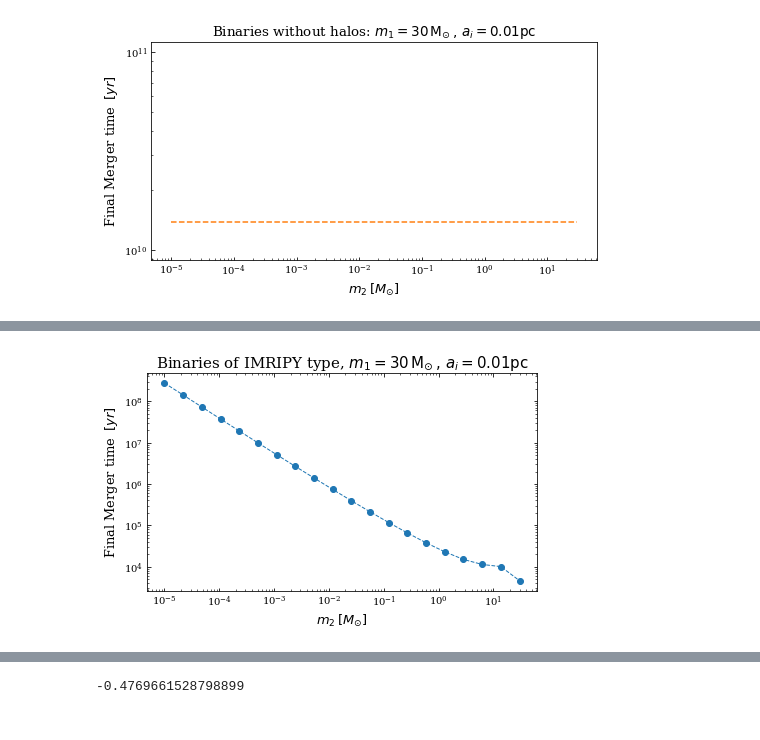
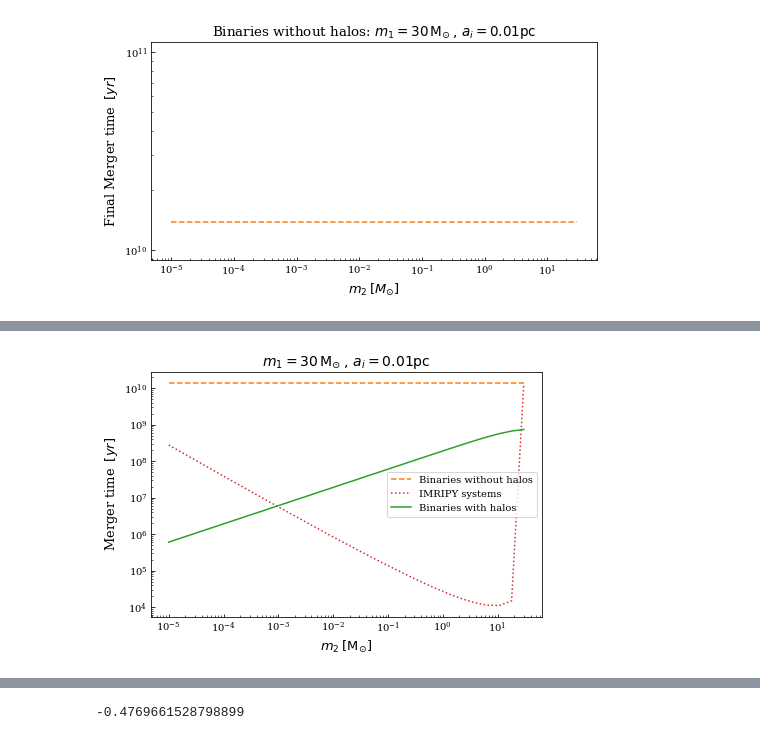
Before and after one commit to pratibhajangra591/Ifca-github, a Jupyter notebook: mergertime.ipynb, the cells around one changed output, grey strips where cells are left out. Cells and saved outputs as stored; diff of their text form; code cells hidden in the pictures.

```diff
--- a/mergertime.ipynb
+++ b/mergertime.ipynb
@@ -32,7 +32,7 @@ year_to_pc = 0.3064
 
 
 
-m_2 = np.geomspace(1e-5, 30, 20)
+m_2 = np.geomspace(1e-5, 30, 30)
 
 m_2_list = m_2.tolist()
 
@@ -45,4 +45,22 @@ print("m_2 =", m_2_list, "M☉")
 a_i = 0.01  # in units pf parsec
 
 t_initial_merger_time = t_m
+
+
+
+
+
+print('\v')
+
+e0_list = np.zeros(len(m_2_list))
+
+
+for i , m_2 in enumerate(m_2_list):
+    def M_binary_initial(m_1, m_2):
+        return (m_1 + m_2 )
+    def j_initial(m_1, m_2):
+        return  (((85/3) * (G**3) * m_1 * m_2 * M_binary_initial(m_1, m_2) * t_m)/((a_i**4)*(c**5)))**(1/7)
+    j_i = j_initial(m_1, m_2)
+    e0_list[i] = np.sqrt(1 - (j_i**2))
+print("e0 =", e0_list)
 # %% [output]
@@ -195,64 +337,20 @@ e0 = [0.99999986 0.99999982 0.99999978 0.99999972 0.99999966 0.99999957
 # %%
-# Setting initial and final conditions of the binary evolution for an eccentric orbi
+plt.rcParams['font.family'] = 'serif'
+plt.rcParams['xtick.direction'] = 'in'
+plt.rcParams['ytick.direction'] = 'in'
+plt.figure(figsize=(7,4.5))
+
+
+plt.loglog(m_2_list, final_merger_time_nohalos_list, 'C1--')
+plt.loglog(m_2_list, tm_list, 'C3:')
+plt.loglog(m_2_list, final_merger_time_withhalos_list, 'C2')
 
 
 
-
-plt.figure(figsize = (7, 4))
-plt.rc('lines', linewidth=1)
-plt.rcParams['xtick.direction'] = 'in'
-plt.rcParams['ytick.direction'] = 'in'
-plt.tick_params(which='both', right=True, top=True)
-
-
-
-
-
-
-tm_list = np.zeros(len(m_2_list))
-
-for i, m_2 in enumerate(m_2_list):
-
-
-    m_bar = m_1
-    M_1 =  m_1 * ms.solar_mass_to_pc
-    M_2 =  m_2 * ms.solar_mass_to_pc
-
-    D_luminosity = 5e8
-    ρ_bar = (ρ_eq/2) * (t_eq**(3/2)) * ((2 * G * m_bar)**(3/4))
-    r_spike = 1  # in parsecs, Choosen by choice
-    alpha = 9/4
-    rho_spike =  ρ_bar * (r_spike**(-alpha)) * ms.solar_mass_to_pc
-    spike = imripy.halo.Spike(rho_spike, r_spike, alpha)
-
-    sp = ms.SystemProp(M_1, M_2, spike, D_luminosity)
-    a_fin = sp.r_isco()      # Choosen equal to r_icso
-    R_fin = sp.r_isco()      # The final condition for the evolution
-
-
-    def M_binary_initial(m_1, m_2):
-        return (m_1 + m_2 )
-
-    def j_initial(m_1, m_2):
-        return  (((85/3) * (G**3) * m_1 * m_2 * M_binary_initial(m_1, m_2) * t_m)/((a_i**4)*(c**5)))**(1/7)
-    j_i = j_initial(m_1, m_2)
-    e0  = np.sqrt(1 - (j_i **2))
-
-
-    T =  1e-5 * (t_m * year_to_pc)  * (m_2**(-1))
-    ev_ecc = imripy.inspiral.Classic.Evolve(sp, a_i, e0,  a_fin = R_fin, t_fin = T)
-    tm_list[i] = ev_ecc.t[-1]/ms.year_to_pc
-
-
-plt.loglog(m_2_list, tm_list, '--o')
-
-
-
-
-
-plt.xlabel('$m_{2}\:[M_{\odot}]$', fontsize = 13)
-plt.ylabel('Final Merger time $\: [yr]$', fontsize = 13)
-plt.title('Binaries of IMRIPY type, $m_{1} = 30 \, \mathrm{M_{\odot}} \, , \, a_{i} = 0.01 \mathrm{pc}$', fontsize = 15)
-plt.savefig('t_mimripy.pdf', bbox_inches = 'tight')
+plt.legend(["Binaries without halos",  "IMRIPY systems", "Binaries with halos"], loc = 'center right')
+plt.xlabel('$m_{2}\:[\mathrm{M_{\odot}}]$', fontsize = 13)
+plt.ylabel('Merger time $\: [yr]$', fontsize = 13)
+plt.title('$m_{1} = 30 \, \mathrm{M_{\odot}} \: , \,  a_{i} = 0.01 \mathrm{pc}$', fontsize = 14)
+plt.savefig('mergertime.pdf', bbox_inches = 'tight')
 plt.show()
 # %% [output]
@@ -298 +357 @@ The solver successfully reached the end of the integration interval.
-[figure, old version]
+[figure, new version]
```
Also changed, not shown: parts of 5 cells of this notebook.
